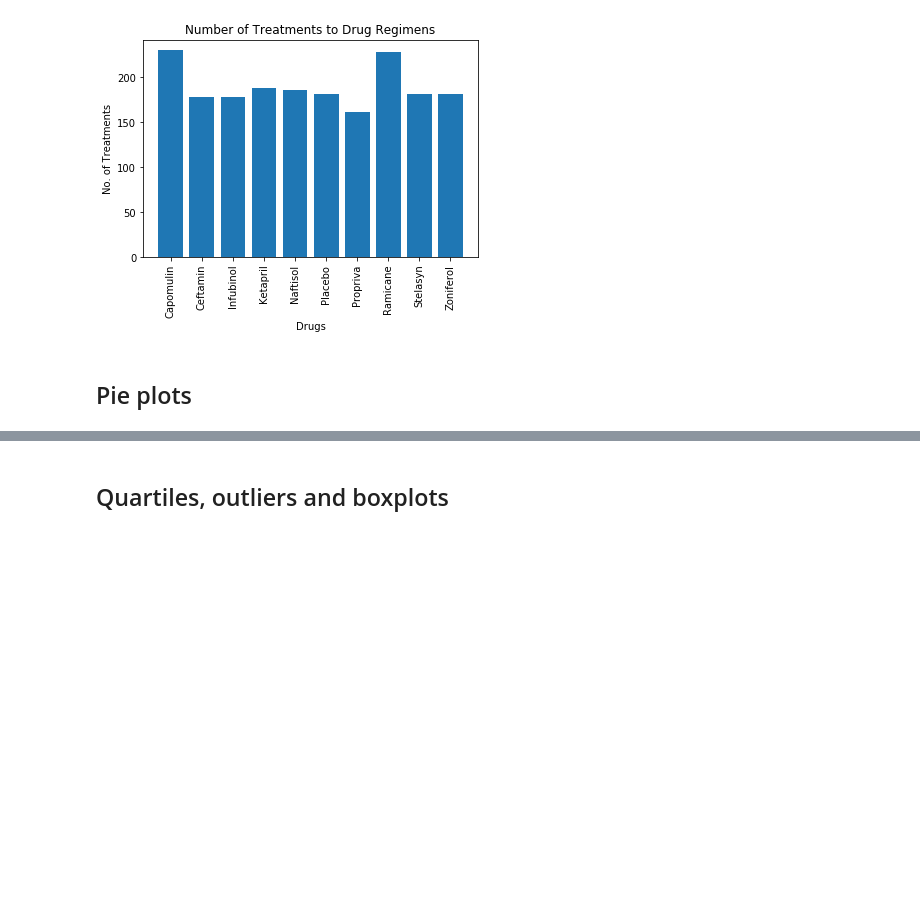
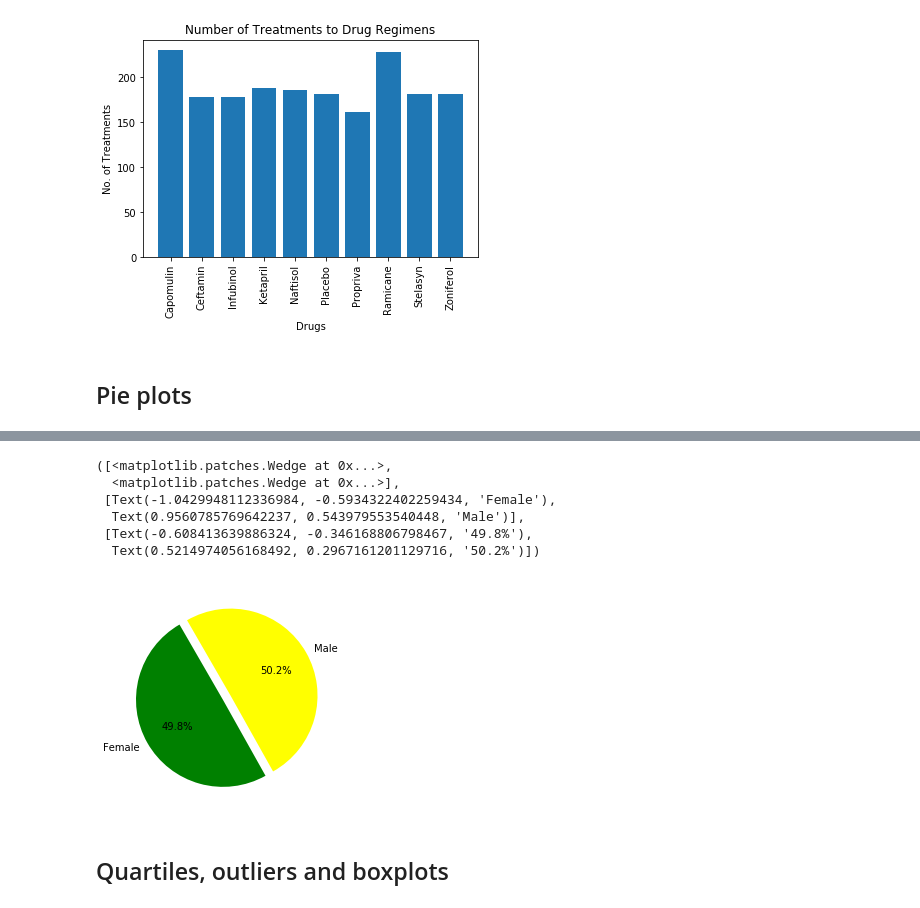
Before and after one commit to bhernan2/matplotlib-challenge, a Jupyter notebook: Pymaceuticals/pymaceuticals_starter.ipynb, the cells around one changed output, grey strips where cells are left out. Cells and saved outputs as stored; diff of their text form; code cells hidden in the pictures; blank space fills up the shorter version.

```diff
--- a/Pymaceuticals/pymaceuticals_starter.ipynb
+++ b/Pymaceuticals/pymaceuticals_starter.ipynb
@@ -153,5 +180,18 @@ Text(0, 0.5, 'No. of Treatments')
 # %%
 # Generate a pie plot showing the distribution of female versus male mice using pyplot
+#create labels for pie plot
+labels = ["Female", "Male"]
+percents = [49.799197, 50.200803]
+plt.pie(percents, explode=explode, labels =labels,
+        colors=colors, autopct="%1.1f%%", shadow=False, startangle=120)
+# %% [output]
+([<matplotlib.patches.Wedge at 0x...>,
+  <matplotlib.patches.Wedge at 0x...>],
+ [Text(-1.0429948112336984, -0.5934322402259434, 'Female'),
+  Text(0.9560785769642237, 0.543979553540448, 'Male')],
+ [Text(-0.608413639886324, -0.346168806798467, '49.8%'),
+  Text(0.5214974056168492, 0.2967161201129716, '50.2%')])
+[figure, added]
 # %% [markdown]
 ## Quartiles, outliers and boxplots
 # %%
```
Also changed, not shown: parts of 2 cells of this notebook.
